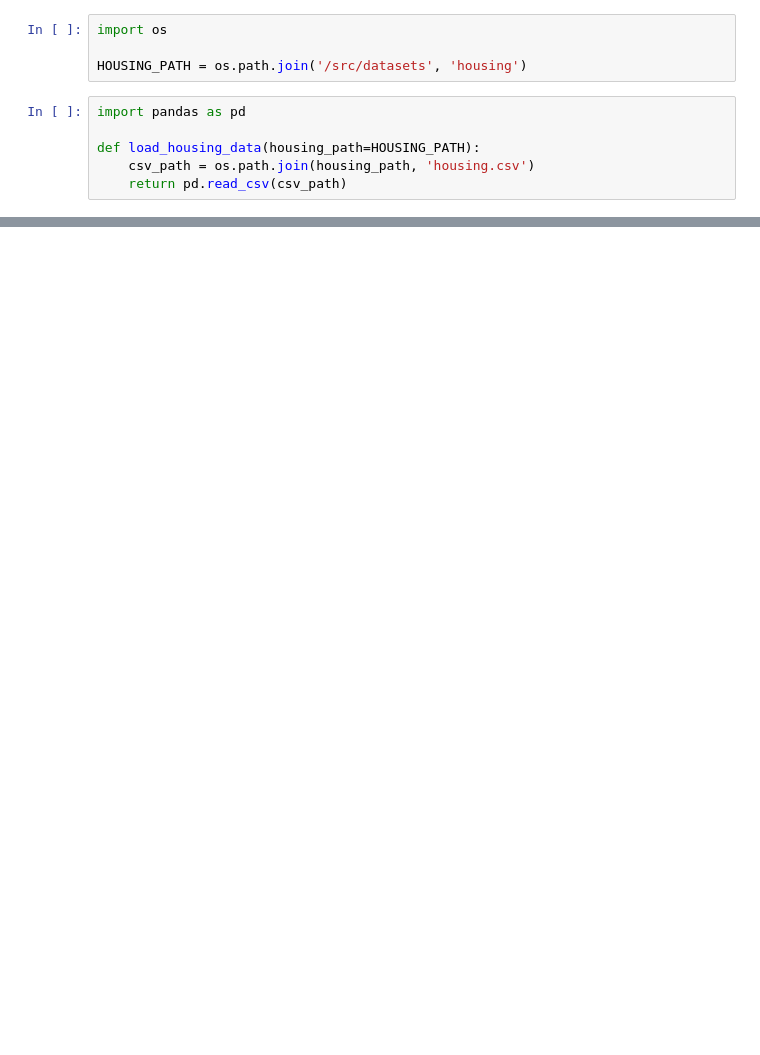
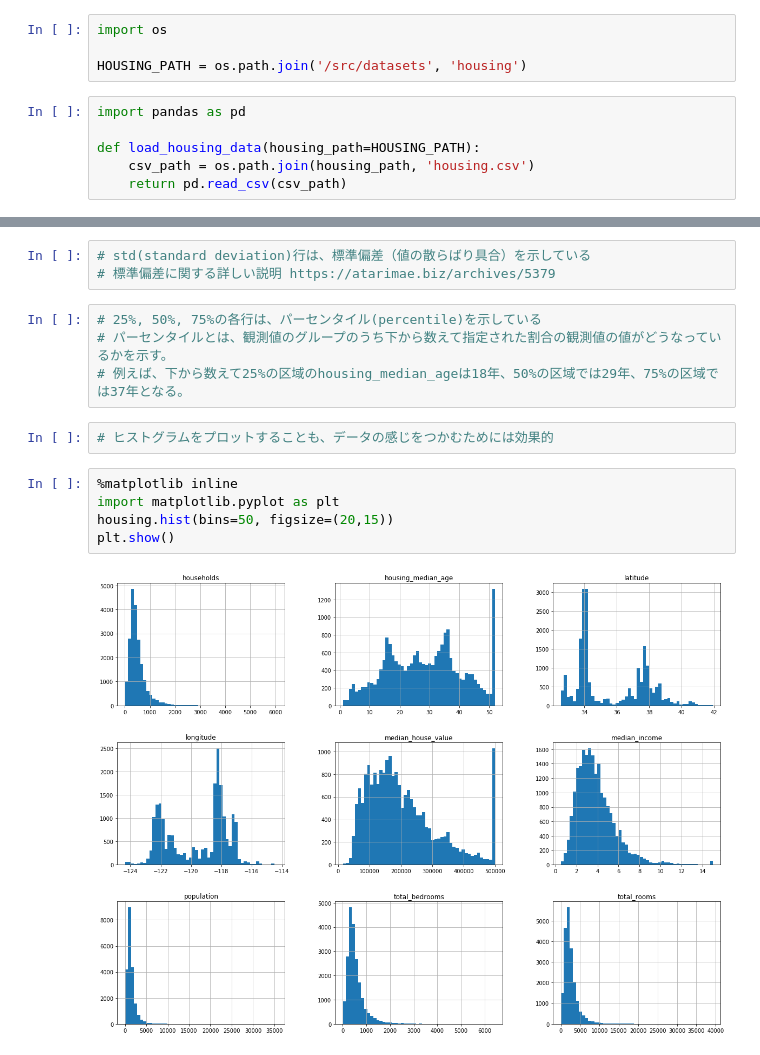
Before and after one commit to ystkmeg/handson-ml-practice, a Jupyter notebook: notebooks/Housing.ipynb, the cells around one changed output, grey strips where cells are left out. Saved outputs shown, nothing was run; the diff lists cells and outputs as text; blank space fills up the shorter version.

```diff
--- a/notebooks/Housing.ipynb
+++ b/notebooks/Housing.ipynb
@@ -21,0 +80,16 @@ housing.head()
+# %%
+# std(standard deviation)行は、標準偏差（値の散らばり具合）を示している
+# 標準偏差に関する詳しい説明 https://atarimae.biz/archives/5379
+# %%
+# 25%, 50%, 75%の各行は、パーセンタイル(percentile)を示している
+# パーセンタイルとは、観測値のグループのうち下から数えて指定された割合の観測値の値がどうなっているかを示す。
+# 例えば、下から数えて25%の区域のhousing_median_ageは18年、50%の区域では29年、75%の区域では37年となる。
+# %%
+# ヒストグラムをプロットすることも、データの感じをつかむためには効果的
+# %%
+%matplotlib inline
+import matplotlib.pyplot as plt
+housing.hist(bins=50, figsize=(20,15))
+plt.show()
+# %% [output]
+[figure, added]
```
Also changed, not shown: parts of 8 cells of this notebook.
